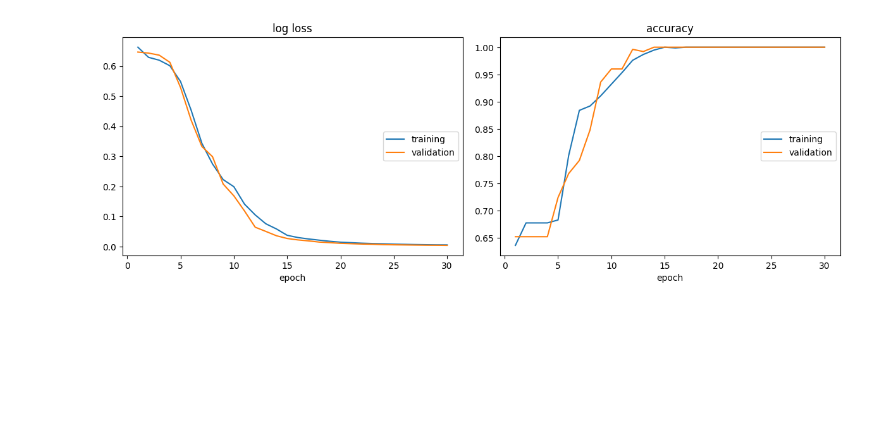
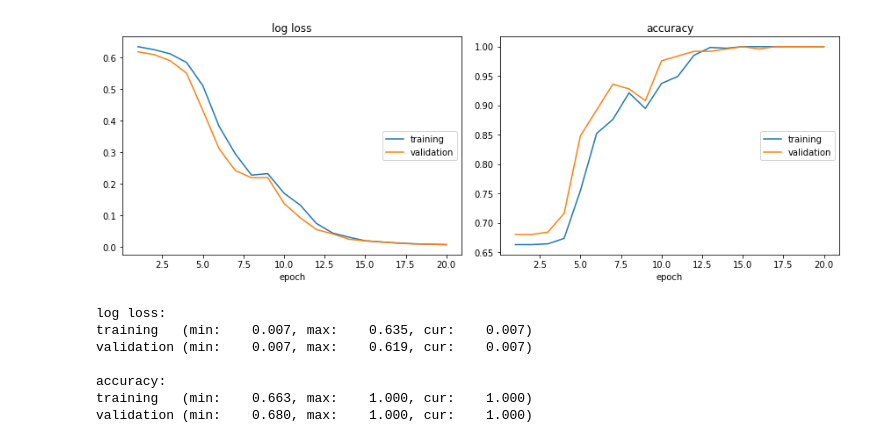
Before and after one commit to stared/livelossplot, a Jupyter notebook: examples/pytorch.ipynb, the cells around one changed output. Saved outputs shown, nothing was run; the diff lists cells and outputs as text; code cells hidden in the pictures; blank space fills up the shorter version.

```diff
--- a/examples/pytorch.ipynb
+++ b/examples/pytorch.ipynb
@@ -56,16 +52,19 @@ trainloader = DataLoader(TensorDataset(torch.from_numpy(X_train), torch.from_num
                          batch_size=32, shuffle=True)
 testloader = DataLoader(TensorDataset(torch.from_numpy(X_test), torch.from_numpy(Y_test)),
                          batch_size=32, shuffle=False)
+
+dataloaders = {
+    "train": trainloader,
+    "validation": testloader
+}
 # %%
 class Recurrent(nn.Module):
     def __init__(self, rnn_size):
         super(Recurrent, self).__init__()
-        self.lstm = nn.GRU(input_size=3, hidden_size=rnn_size)
+        self.gru = nn.GRU(input_size=3, hidden_size=rnn_size)
         self.fc = nn.Linear(rnn_size, 2)
 
     def forward(self, x):
         x = x.permute(2, 0, 1)
-        output, _ = self.lstm(x)
-        last_output = output[-1, :, :]
-        res = self.fc(last_output)
-        return res
+        output, hidden = self.gru(x)
+        return self.fc(hidden.squeeze(0))
@@ -72,52 +118,15 @@ class Recurrent(nn.Module):
 # %%
-net = Recurrent(8)
-criterion = nn.modules.CrossEntropyLoss(size_average=False)
-optimizer = optim.Adam(net.parameters(), lr=0.003)
+model = Recurrent(8)
+criterion = nn.CrossEntropyLoss()
+optimizer = optim.Adam(model.parameters(), lr=0.003)
-# %%
-liveloss = PlotLosses()
-
-for epoch in range(30):
-
-    epoch_loss = 0.0
-    epoch_correct = 0
-    epoch_loss_val = 0.0
-    epoch_correct_val = 0
-
-    net.train()
-    for inputs, labels in trainloader:
-        inputs, labels = Variable(inputs), Variable(labels)
-
-        optimizer.zero_grad()
-        outputs = net(inputs)
-        loss = criterion(outputs, labels)
-        loss.backward()
-        optimizer.step()
-
-        epoch_loss += loss.data[0]
-        epoch_correct += (outputs.max(1)[1] == labels).sum().data[0]
-
-    avg_loss = epoch_loss / len(trainloader.dataset)
-    avg_accuracy = epoch_correct / len(trainloader.dataset)
-
-    net.eval()
-    for inputs, labels in testloader:
-        inputs, labels = Variable(inputs), Variable(labels)
-
-        outputs = net(inputs)
-        loss = criterion(outputs, labels)
-
-        epoch_loss_val += loss.data[0]
-        epoch_correct_val += (outputs.max(1)[1] == labels).sum().data[0]
-
-    avg_loss_val = epoch_loss_val / len(testloader.dataset)
-    avg_accuracy_val = epoch_correct_val / len(testloader.dataset)
-
-    liveloss.update({
-        'log loss': avg_loss,
-        'val_log loss': avg_loss_val,
-        'accuracy': avg_accuracy,
-        'val_accuracy': avg_accuracy_val
-    })
-    liveloss.draw()
-# %% [output]
-[figure, removed]
+# %%
+train_model(model, criterion, optimizer, num_epochs=20)
+# %% [output]
+[figure, added]
+log loss:
+training   (min:    0.007, max:    0.635, cur:    0.007)
+validation (min:    0.007, max:    0.619, cur:    0.007)
+
+accuracy:
+training   (min:    0.663, max:    1.000, cur:    1.000)
+validation (min:    0.680, max:    1.000, cur:    1.000)
```
Also changed, not shown: parts of 3 cells of this notebook, 2 other files.
